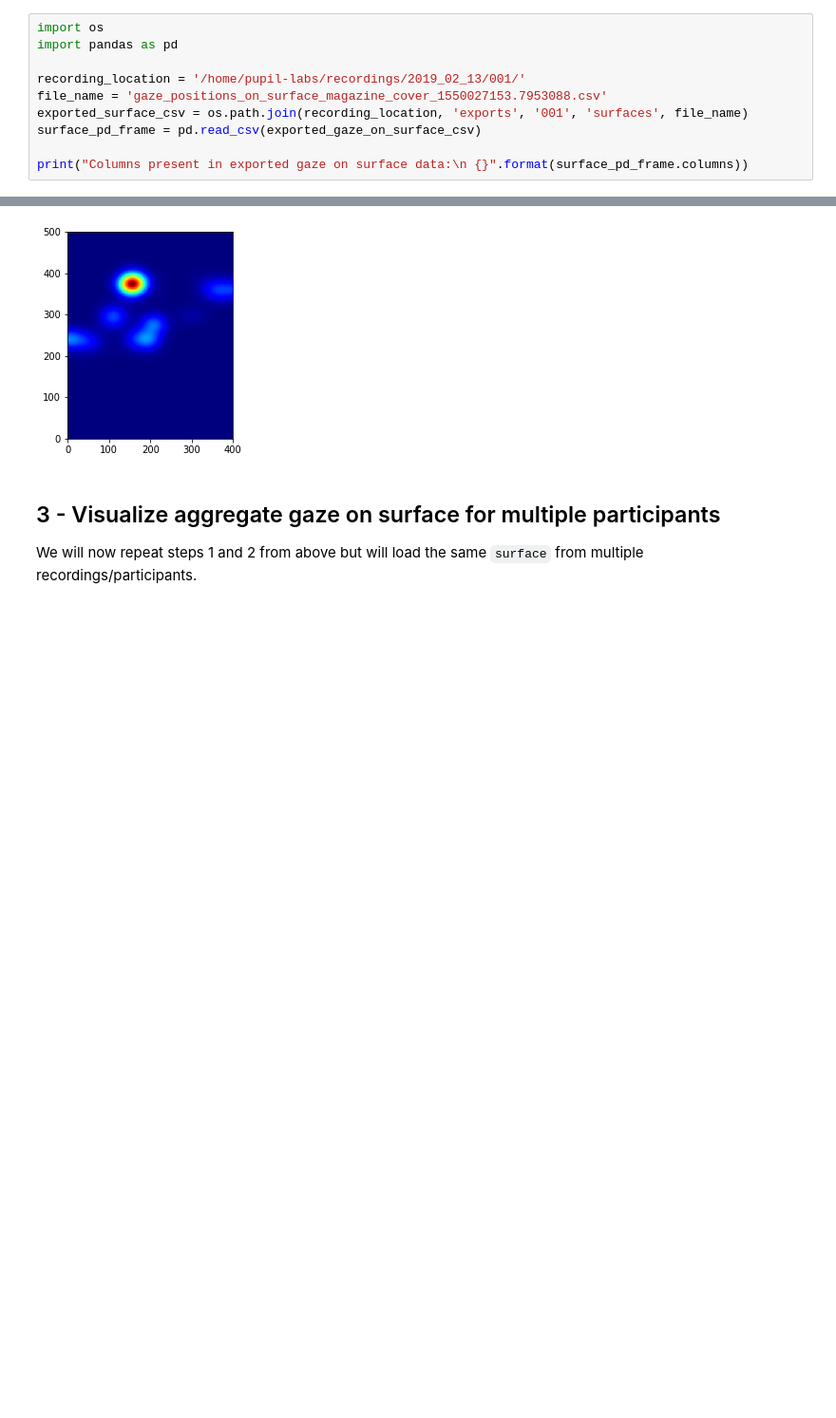
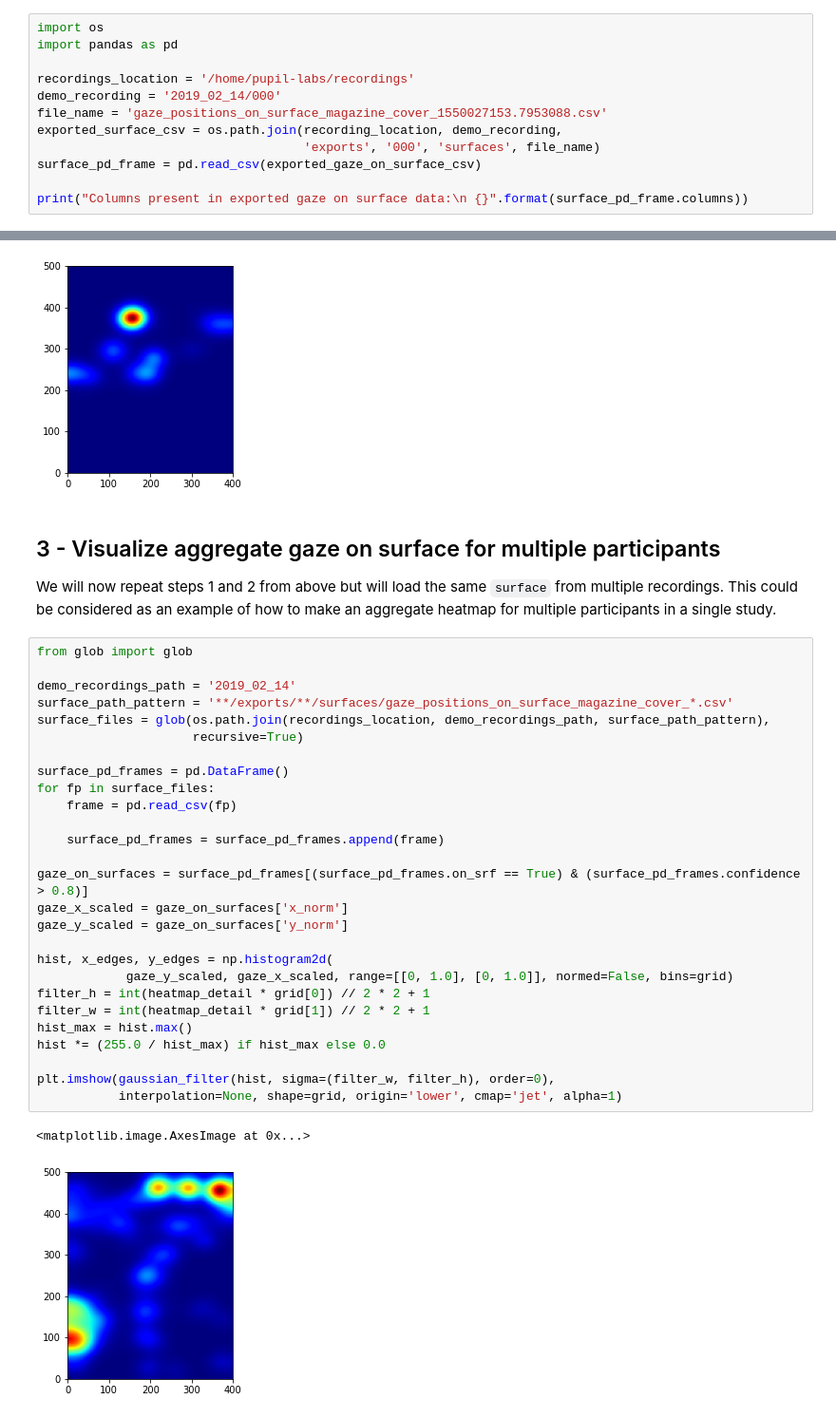
Before and after one commit to pupil-labs/pupil-tutorials, a Jupyter notebook: 02_load_exported_surfaces_and_visualize_aggregate_heatmap.ipynb, the cells around one changed output, grey strips where cells are left out. Shown at 95% size. Saved outputs shown, nothing was run; the diff lists cells and outputs as text; blank space fills up the shorter version.

Commit message:
added section for aggregate heatmaps

```diff
--- a/02_load_exported_surfaces_and_visualize_aggregate_heatmap.ipynb
+++ b/02_load_exported_surfaces_and_visualize_aggregate_heatmap.ipynb
@@ -14,9 +14,11 @@ Let's begin by loading exported gaze data on a surface. The file will be named w
 import os
 import pandas as pd
 
-recording_location = '/home/pupil-labs/recordings/2019_02_13/001/'
+recordings_location = '/home/pupil-labs/recordings'
+demo_recording = '2019_02_14/000'
 file_name = 'gaze_positions_on_surface_magazine_cover_1550027153.7953088.csv'
-exported_surface_csv = os.path.join(recording_location, 'exports', '001', 'surfaces', file_name)
+exported_surface_csv = os.path.join(recording_location, demo_recording,
+                                    'exports', '000', 'surfaces', file_name)
 surface_pd_frame = pd.read_csv(exported_gaze_on_surface_csv)
 
 print("Columns present in exported gaze on surface data:\n {}".format(surface_pd_frame.columns))
@@ -113,6 +115,34 @@ plt.imshow(gaussian_filter(hist, sigma=(filter_w, filter_h), order=0),
 # %% [markdown]
 ## 3 - Visualize aggregate gaze on surface for multiple participants
 
-We will now repeat steps 1 and 2 from above but will load the same `surface` from multiple recordings/participants.
-
-<!-- this section is next todo after adding some more data !-->
+We will now repeat steps 1 and 2 from above but will load the same `surface` from multiple recordings. This could be considered as an example of how to make an aggregate heatmap for multiple participants in a single study.
+# %%
+from glob import glob
+
+demo_recordings_path = '2019_02_14'
+surface_path_pattern = '**/exports/**/surfaces/gaze_positions_on_surface_magazine_cover_*.csv'
+surface_files = glob(os.path.join(recordings_location, demo_recordings_path, surface_path_pattern),
+                     recursive=True)
+
+surface_pd_frames = pd.DataFrame()
+for fp in surface_files:
+    frame = pd.read_csv(fp)
+
+    surface_pd_frames = surface_pd_frames.append(frame)
+
+gaze_on_surfaces = surface_pd_frames[(surface_pd_frames.on_srf == True) & (surface_pd_frames.confidence > 0.8)]
+gaze_x_scaled = gaze_on_surfaces['x_norm']
+gaze_y_scaled = gaze_on_surfaces['y_norm']
+
+hist, x_edges, y_edges = np.histogram2d(
+            gaze_y_scaled, gaze_x_scaled, range=[[0, 1.0], [0, 1.0]], normed=False, bins=grid)
+filter_h = int(heatmap_detail * grid[0]) // 2 * 2 + 1
+filter_w = int(heatmap_detail * grid[1]) // 2 * 2 + 1
+hist_max = hist.max()
+hist *= (255.0 / hist_max) if hist_max else 0.0
+
+plt.imshow(gaussian_filter(hist, sigma=(filter_w, filter_h), order=0),
+           interpolation=None, shape=grid, origin='lower', cmap='jet', alpha=1)
+# %% [output]
+<matplotlib.image.AxesImage at 0x...>
+[figure, added]
```
